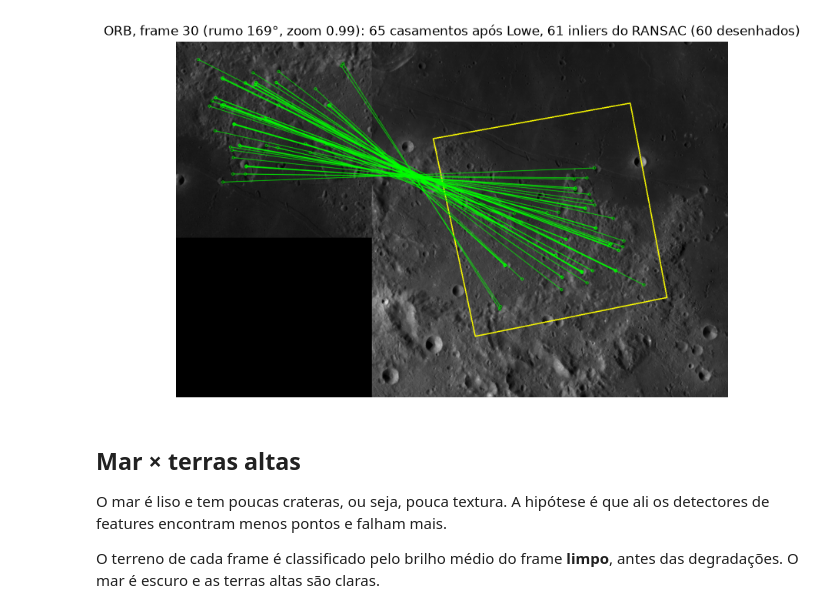
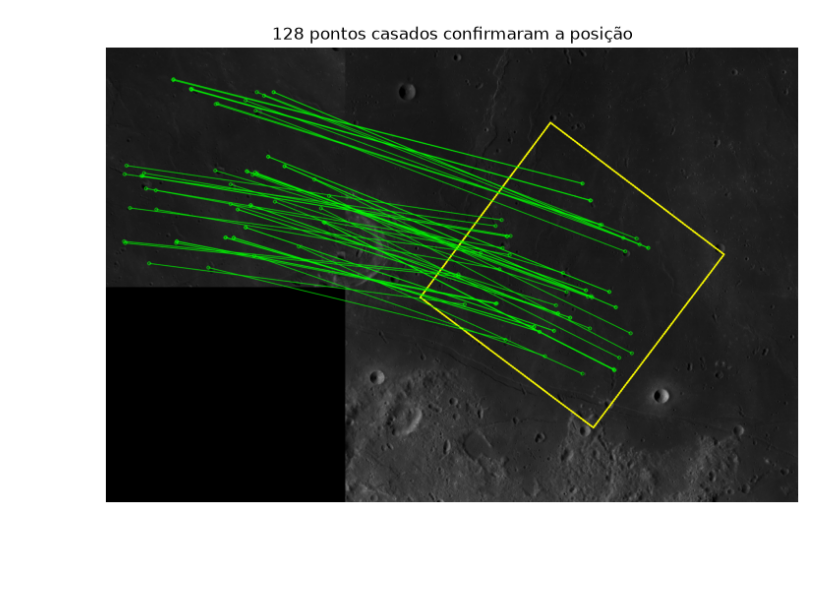
Before and after one commit to hPedro11/Guardiao-Quedas, a Jupyter notebook: notebooks/03_localizacao.ipynb, the cells around one changed output. Drawn from its saved outputs; the diff is of its cells as text; code cells hidden in the pictures; blank space fills up the shorter version.

```diff
--- a/notebooks/03_localizacao.ipynb
+++ b/notebooks/03_localizacao.ipynb
@@ -162,36 +90,29 @@ plt.show()
 # %%
-# exemplo representativo: entre os frames em que o ORB deu certo, o de nº de inliers mais próximo da mediana
-ok = res[(res.metodo == "ORB") & res.sucesso]
-idx = int(ok.iloc[(ok.inliers - ok.inliers.median()).abs().argmin()].frame)
-f, v = amostra[idx]
-kf, df = orb.det_frame.detectAndCompute(orb._prep(f), None)
-bons = [m[0] for m in orb.matcher.knnMatch(df, orb.desc, k=2)
-        if len(m) == 2 and m[0].distance < config.RAZAO_LOWE * m[1].distance]
-src = np.float32([kf[m.queryIdx].pt for m in bons]).reshape(-1, 1, 2)
-dst = orb.pts[[m.trainIdx for m in bons]].reshape(-1, 1, 2)
-H, mask = cv2.findHomography(src, dst, cv2.RANSAC, config.LIMIAR_RANSAC_PX)
-inl = mask.ravel().astype(bool)
+imagem, v = gerar_frame(mapa, L * 0.4, L * 0.7, 37, 1.1)
+kp_img, desc_img = orb.det_frame.detectAndCompute(orb._prep(imagem), None)
+pares = [m[0] for m in orb.matcher.knnMatch(desc_img, orb.desc, k=2)
+         if len(m) == 2 and m[0].distance < config.RAZAO_LOWE * m[1].distance]
+origem = np.float32([kp_img[m.queryIdx].pt for m in pares]).reshape(-1, 1, 2)
+destino = orb.pts[[m.trainIdx for m in pares]].reshape(-1, 1, 2)
+H, mascara = cv2.findHomography(origem, destino, cv2.RANSAC, config.LIMIAR_RANSAC_PX)
+bons = mascara.ravel().astype(bool)
+
 c = config.TAM_FRAME - 1
-quad = cv2.perspectiveTransform(np.float32([[[0, 0], [c, 0], [c, c], [0, c]]]), H)[0]
-x0, y0 = np.maximum(quad.min(0) - 150, 0).astype(int)
-x1, y1 = np.minimum(quad.max(0) + 150, L).astype(int)
-recorte = cv2.cvtColor(mapa[y0:y1, x0:x1], cv2.COLOR_GRAY2BGR)
-cv2.polylines(recorte, [(quad - [x0, y0]).astype(np.int32)], True, (0, 255, 255), 2)
-kp_m = [cv2.KeyPoint(float(p[0][0] - x0), float(p[0][1] - y0), 5) for p in dst[inl]]
-kp_f = [cv2.KeyPoint(float(p[0][0]), float(p[0][1]), 5) for p in src[inl]]
-pares = [cv2.DMatch(i, i, 0) for i in range(len(kp_f))]
-vis = cv2.drawMatches(cv2.cvtColor(f, cv2.COLOR_GRAY2BGR), kp_f, recorte, kp_m, pares[:60], None,
-                      matchColor=(0, 255, 0), flags=cv2.DrawMatchesFlags_NOT_DRAW_SINGLE_POINTS)
-plt.figure(figsize=(12, 6)); plt.imshow(vis[..., ::-1]); plt.axis("off")
-plt.title(f"ORB, frame {idx} (rumo {v.rumo_graus:.0f}°, zoom {v.zoom:.2f}): "
-          f"{len(bons)} casamentos após Lowe, {inl.sum()} inliers do RANSAC (60 desenhados)")
+quadrado = cv2.perspectiveTransform(np.float32([[[0, 0], [c, 0], [c, c], [0, c]]]), H)[0]
+x0, y0 = np.maximum(quadrado.min(0) - 150, 0).astype(int)
+x1, y1 = np.minimum(quadrado.max(0) + 150, L).astype(int)
+pedaco = cv2.cvtColor(mapa[y0:y1, x0:x1], cv2.COLOR_GRAY2BGR)
+cv2.polylines(pedaco, [(quadrado - [x0, y0]).astype(np.int32)], True, (0, 255, 255), 2)
+kp_a = [cv2.KeyPoint(float(p[0][0]), float(p[0][1]), 5) for p in origem[bons]]
+kp_b = [cv2.KeyPoint(float(p[0][0] - x0), float(p[0][1] - y0), 5) for p in destino[bons]]
+ligacoes = [cv2.DMatch(i, i, 0) for i in range(len(kp_a))][:60]
+figura = cv2.drawMatches(cv2.cvtColor(imagem, cv2.COLOR_GRAY2BGR), kp_a, pedaco, kp_b, ligacoes, None,
+                         matchColor=(0, 255, 0), flags=cv2.DrawMatchesFlags_NOT_DRAW_SINGLE_POINTS)
+plt.figure(figsize=(12, 6))
+plt.imshow(figura[..., ::-1])
+plt.axis("off")
+plt.title(f"{bons.sum()} pontos casados confirmaram a posição")
 plt.savefig(config.PASTA_RESULTADOS / "localizacao_exemplo.png", dpi=110, bbox_inches="tight")
 plt.show()
 # %% [output]
-[figure, old version]
+[figure, new version]
-# %% [markdown]
-## Mar × terras altas
-
-O mar é liso e tem poucas crateras, ou seja, pouca textura. A hipótese é que ali os detectores de features encontram menos pontos e falham mais.
-
-O terreno de cada frame é classificado pelo brilho médio do frame **limpo**, antes das degradações. O mar é escuro e as terras altas são claras.
```
Also changed, not shown: parts of 17 cells of this notebook, 25 other files.
